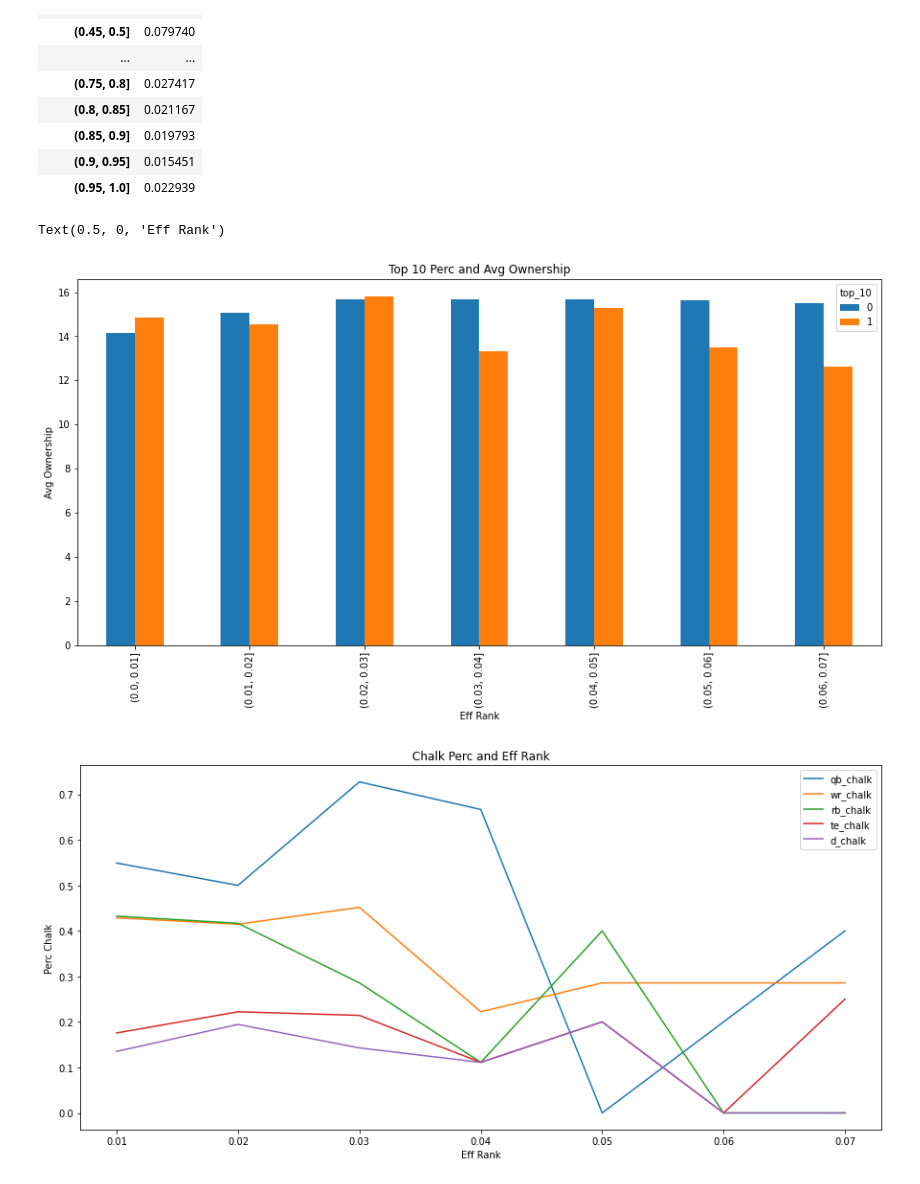
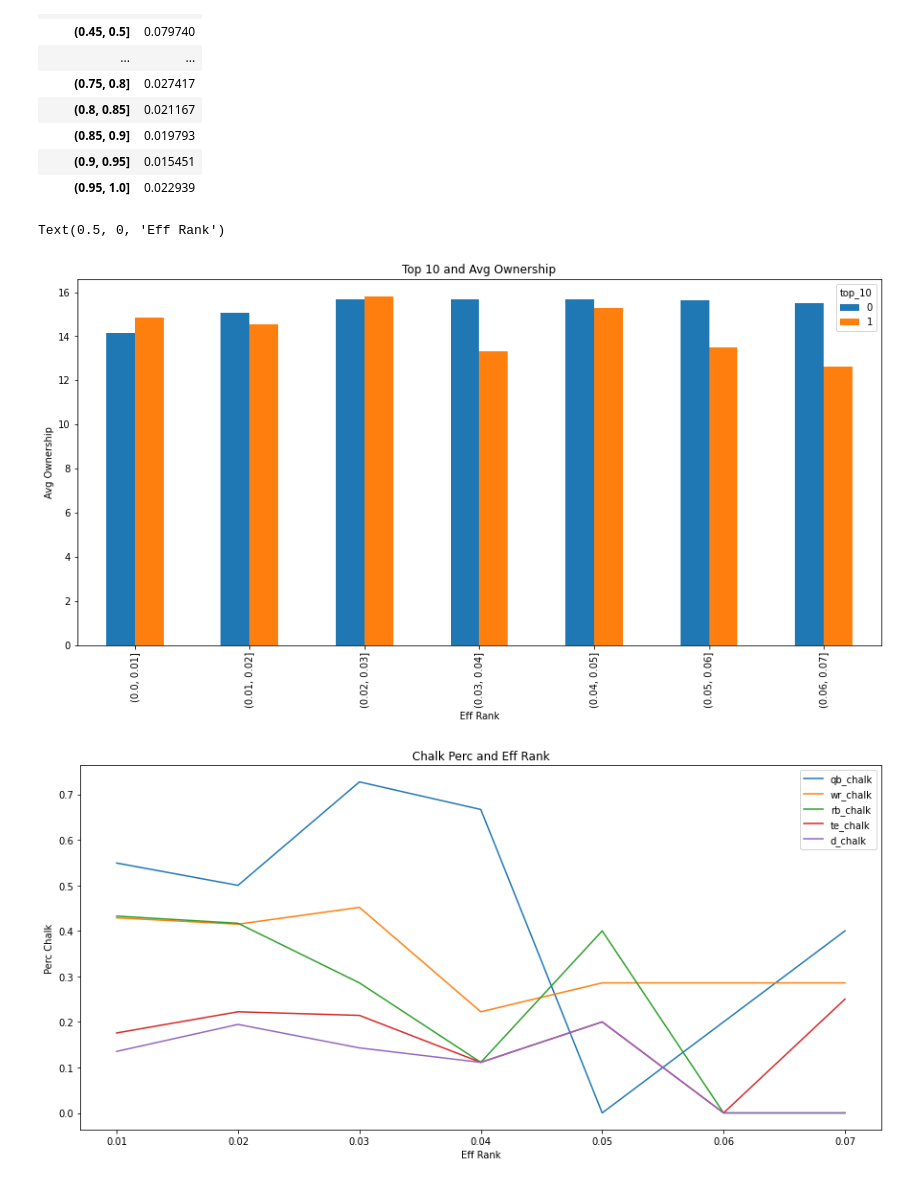
Before and after one commit to tburger101/Late-Swap, a Jupyter notebook: late_swap_eff.ipynb, the cells around one changed output. Drawn from its saved outputs; the diff is of its cells as text; code cells hidden in the pictures.

```diff
--- a/late_swap_eff.ipynb
+++ b/late_swap_eff.ipynb
@@ -109,16 +109,16 @@ pd.pivot_table(df[(df['remaining_players']>0)], values='cash', index=['eff_rank_
 # %%
 '''How do you need to play to move up to a top 10 spot based on your efficiency rank'''
 
 top_5=df[(df['eff_rank']<=.07) &  (df['remaining_players']>0)]
 pd.pivot_table(top_5, values='avg_ownership', index=['eff_rank_bin'],
                     columns=['top_10'], aggfunc=np.average).plot.bar(figsize=(15,7))
 
-plt.title('Top 10 Perc and Avg Ownership')
+plt.title('Top 10 and Avg Ownership')
 plt.ylabel('Avg Ownership')
 plt.xlabel('Eff Rank')
 # %% [output]
 Text(0.5, 0, 'Eff Rank')
-[figure, old version]
+[figure, new version]
 # %%
 '''How often was the chalk played in the afternoon games of the Top 10 Finishers and where they stood after the morning slate of games'''
 
```
Also changed, not shown: parts of 1 cell of this notebook.
